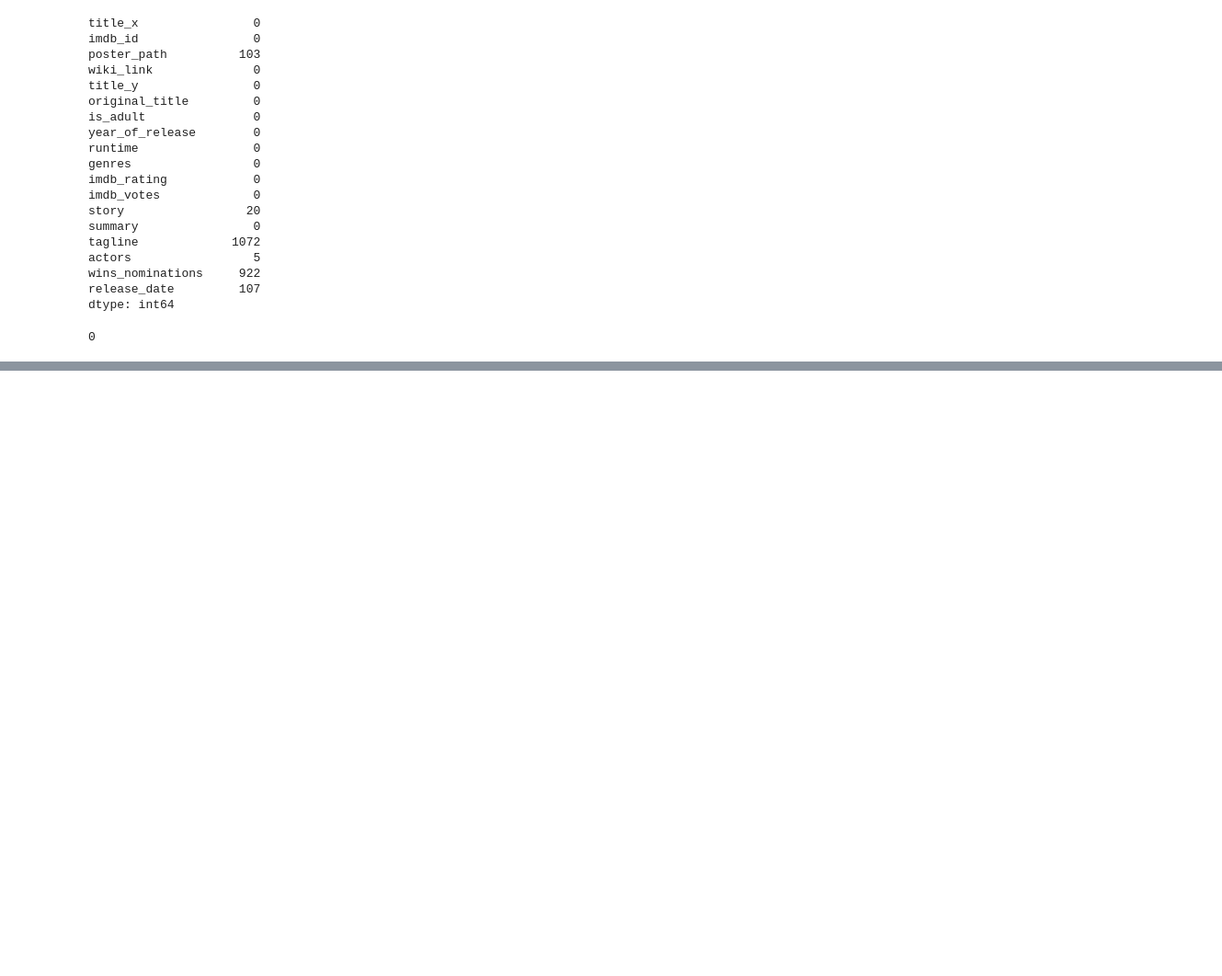
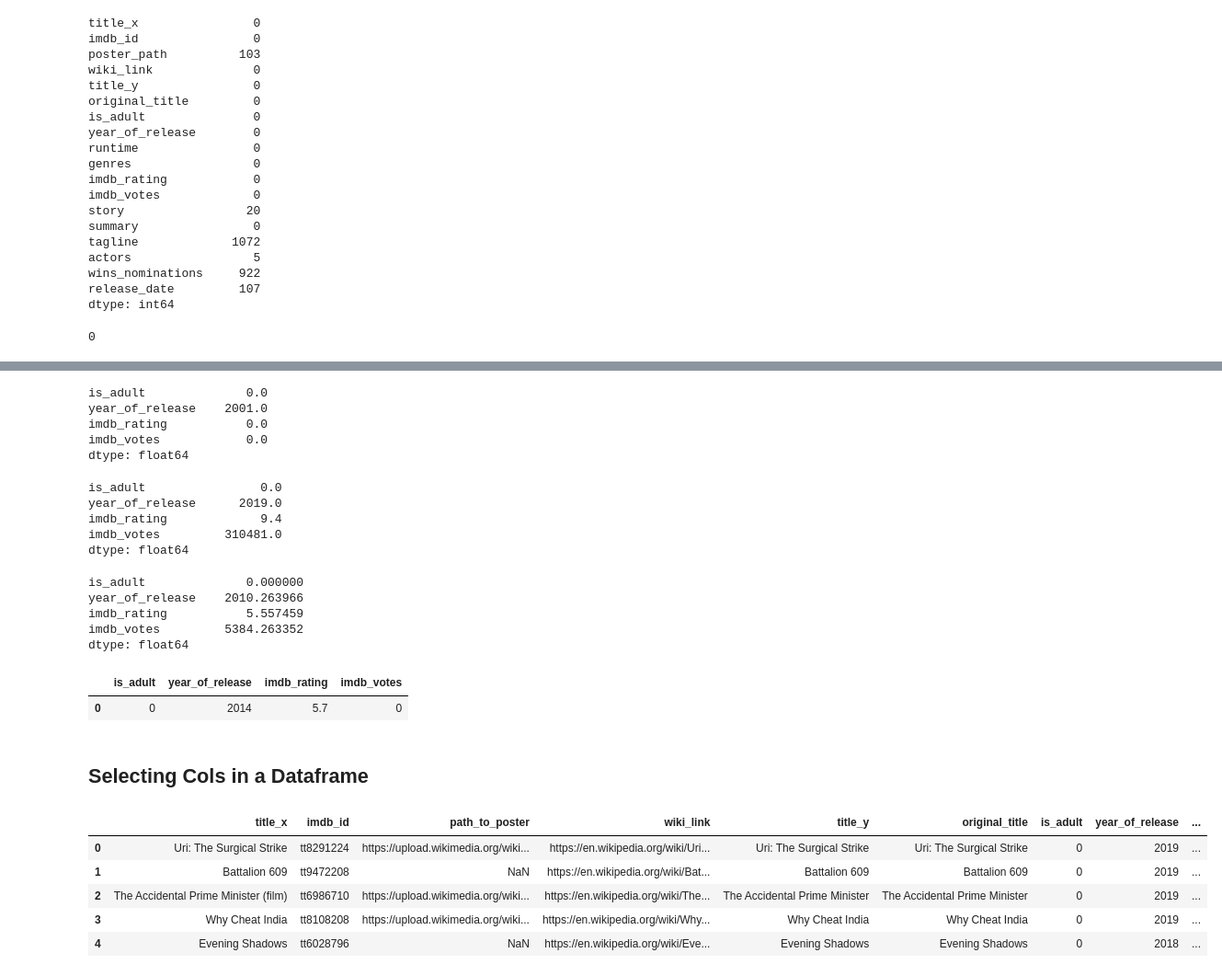
Before and after one commit to akhileshdutt/DataScience_learning, a Jupyter notebook: Revision_libraries/pandas.ipynb, the cells around one changed output, grey strips where cells are left out. Shown at 92% size. Drawn from its saved outputs; the diff is of its cells as text; code cells hidden in the pictures; blank space fills up the shorter version.

```diff
--- a/Revision_libraries/pandas.ipynb
+++ b/Revision_libraries/pandas.ipynb
@@ -1135,0 +1171,40 @@ df.duplicated().sum() # no duplicated values
+# %%
+df.min(numeric_only=True)
+# %% [output]
+is_adult              0.0
+year_of_release    2001.0
+imdb_rating           0.0
+imdb_votes            0.0
+dtype: float64
+# %%
+df.max(numeric_only=True)
+# %% [output]
+is_adult                0.0
+year_of_release      2019.0
+imdb_rating             9.4
+imdb_votes         310481.0
+dtype: float64
+# %%
+df.mean(numeric_only=True)
+# %% [output]
+is_adult              0.000000
+year_of_release    2010.263966
+imdb_rating           5.557459
+imdb_votes         5384.263352
+dtype: float64
+# %%
+df.mode(numeric_only=True)
+# %% [output]
+|  | is_adult | year_of_release | imdb_rating | imdb_votes |
+| 0 | 0 | 2014 | 5.7 | 0 |
+# %% [markdown]
+## Selecting Cols in a Dataframe
+# %%
+df.head()
+# %% [output]
+|  | title_x | imdb_id | path_to_poster | wiki_link | title_y | original_title | is_adult | year_of_release | ... |
+| 0 | Uri: The Surgical Strike | tt8291224 | https://upload.wikimedia.org/wiki... | https://en.wikipedia.org/wiki/Uri... | Uri: The Surgical Strike | Uri: The Surgical Strike | 0 | 2019 | ... |
+| 1 | Battalion 609 | tt9472208 | NaN | https://en.wikipedia.org/wiki/Bat... | Battalion 609 | Battalion 609 | 0 | 2019 | ... |
+| 2 | The Accidental Prime Minister (film) | tt6986710 | https://upload.wikimedia.org/wiki... | https://en.wikipedia.org/wiki/The... | The Accidental Prime Minister | The Accidental Prime Minister | 0 | 2019 | ... |
+| 3 | Why Cheat India | tt8108208 | https://upload.wikimedia.org/wiki... | https://en.wikipedia.org/wiki/Why... | Why Cheat India | Why Cheat India | 0 | 2019 | ... |
+| 4 | Evening Shadows | tt6028796 | NaN | https://en.wikipedia.org/wiki/Eve... | Evening Shadows | Evening Shadows | 0 | 2018 | ... |
```
Also changed, not shown: parts of 32 cells of this notebook.
